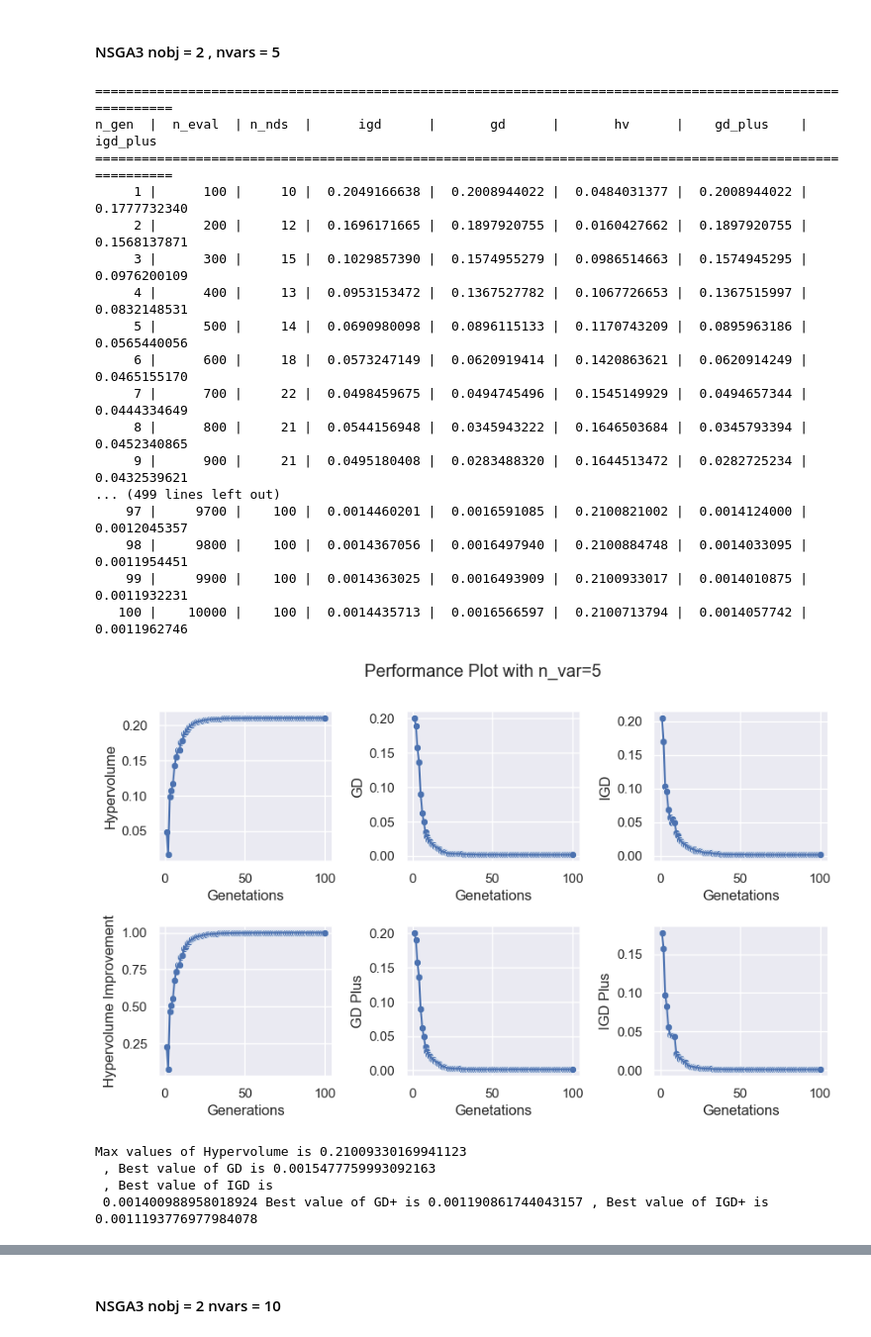
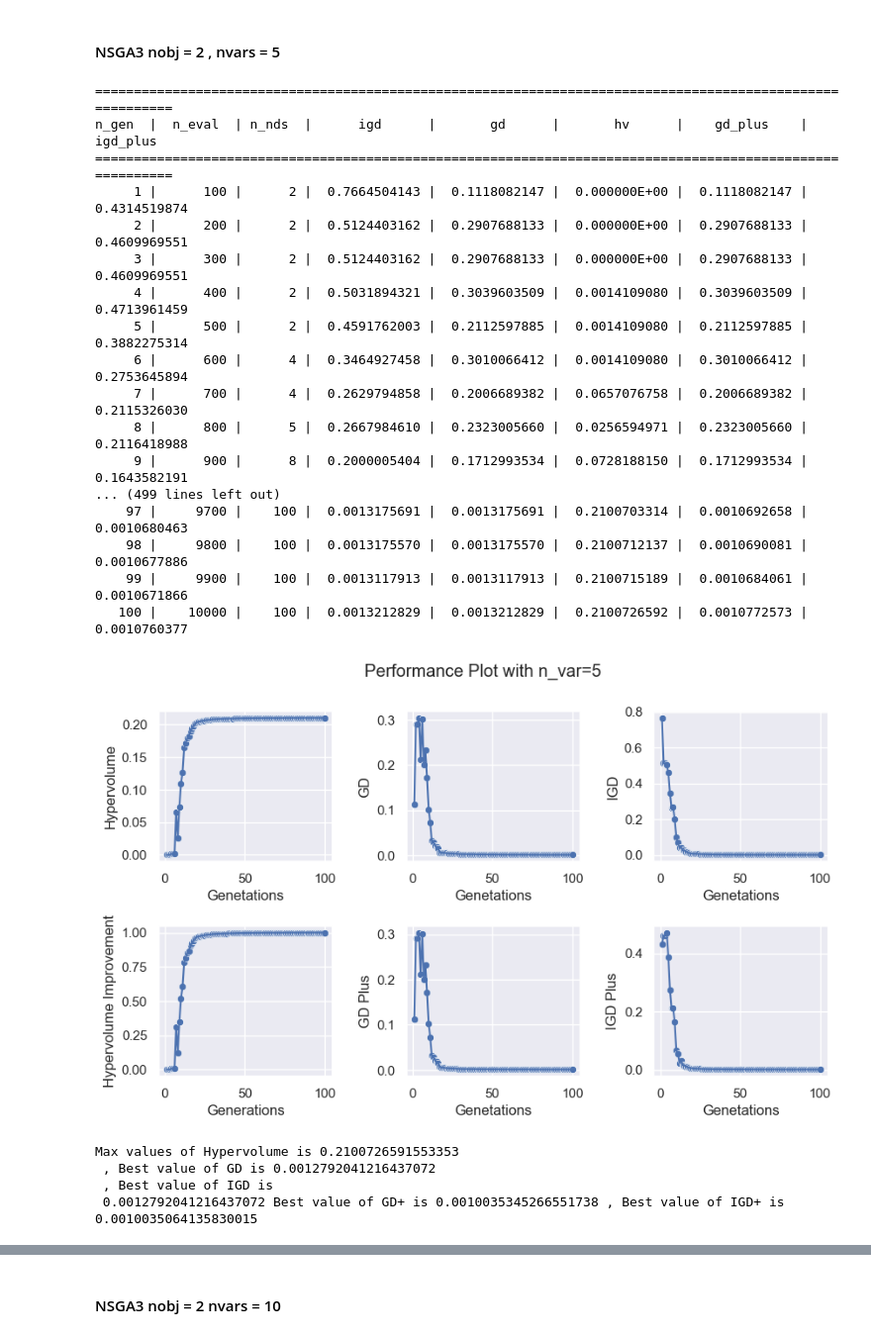
Before and after one commit to arjun8009/Python-Exeter, a Jupyter notebook: Multi Objective Optimization/COMM-510 CA-1 copy.ipynb, the cells around one changed output, grey strips where cells are left out. Shown at 99% size. Cells and saved outputs as stored; diff of their text form; code cells hidden in the pictures.

```diff
--- a/Multi Objective Optimization/COMM-510 CA-1 copy.ipynb
+++ b/Multi Objective Optimization/COMM-510 CA-1 copy.ipynb
@@ -1372,11 +1372,11 @@ Max values of Hypervolume is 0.21011617990982262
 #### MOEAD nobj = 2 nvars = 5
 # %%
 from pymoo.algorithms.moo.moead import MOEAD
-from pymoo.problems.many import DTLZ2
+from pymoo.problems.many import DTLZ4
 from pymoo.util.ref_dirs import get_reference_directions
 from pymoo.optimize import minimize
 model_list_moead = []
-problem = DTLZ2(n_obj=2,n_var=5)
+problem = DTLZ4(n_obj=2,n_var=5)
 ref_dirs = get_reference_directions('energy',2,100,seed=1)
 algorithm = MOEAD(ref_dirs=ref_dirs , n_neighbours=15)
 for i in range(5):
@@ -1465,7 +1465,7 @@ axes[1,2].set(xlabel='Genetations',ylabel='IGD Plus')
 
 plt.show()
 print('Max values of Hypervolume is {0} \n , Best value of GD is {1} \n , Best value of IGD is \n {2} Best value of GD+ is {3} , Best value of IGD+ is {4}'.format(max(data_avg_hyp_improvement),min(data_avg_gd_improvement),min(data_avg_igd_improvement),min(data_avg_gdplus_improvement),min(data_avg_igdplus_improvement)))
-problem = DTLZ2(n_obj=2)
+problem = DTLZ4(n_obj=2)
 original_pareto_front = problem.pareto_front()
 original_objective_1 = [i[0] for i in original_pareto_front]
 original_objective_2 = [i[1] for i in original_pareto_front]
@@ -1506,11 +1506,11 @@ Max values of Hypervolume is 0.21005981280326136
 #### MOEAD nobjs = 2, nvars = 10
 # %%
 from pymoo.algorithms.moo.moead import MOEAD
-from pymoo.problems.many import DTLZ2
+from pymoo.problems.many import DTLZ4
 from pymoo.util.ref_dirs import get_reference_directions
 from pymoo.optimize import minimize
 model_list_moead = []
-problem = DTLZ2(n_obj=2,n_var=10)
+problem = DTLZ4(n_obj=2,n_var=10)
 ref_dirs = get_reference_directions('energy',2,100,seed=1)
 algorithm = MOEAD(ref_dirs=ref_dirs , n_neighbours=15)
 for i in range(5):
@@ -1600,7 +1600,7 @@ axes[1,2].set(xlabel='Genetations',ylabel='IGD Plus')
 plt.show()
 print('Max values of Hypervolume is {0} \n , Best value of GD is {1} \n , Best value of IGD is \n {2} Best value of GD+ is {3} , Best value of IGD+ is {4}'.format(max(data_avg_hyp_improvement),min(data_avg_gd_improvement),min(data_avg_igd_improvement),min(data_avg_gdplus_improvement),min(data_avg_igdplus_improvement)))
 
-problem = DTLZ2(n_obj=2)
+problem = DTLZ4(n_obj=2)
 original_pareto_front = problem.pareto_front()
 original_objective_1 = [i[0] for i in original_pareto_front]
 original_objective_2 = [i[1] for i in original_pareto_front]
@@ -1641,11 +1641,11 @@ Max values of Hypervolume is 0.2096337379457573
 #### NSGA3 nobj = 2 nvars = 2
 # %%
 from pymoo.algorithms.moo.nsga3 import NSGA3
-from pymoo.problems.many import DTLZ2
+from pymoo.problems.many import DTLZ4
 from pymoo.util.ref_dirs import get_reference_directions
 from pymoo.optimize import minimize
 model_list_nsga3 = []
-problem = DTLZ2(n_obj=2,n_var=2)
+problem = DTLZ4(n_obj=2,n_var=2)
 ref_dirs = get_reference_directions('energy',2,100,seed=1)
 algorithm = NSGA3(ref_dirs=ref_dirs)
 for i in range(5):
@@ -1776,11 +1776,11 @@ Text(0, 0.5, 'Objective 2')
 #### NSGA3 nobj = 2 , nvars  = 3
 # %%
 from pymoo.algorithms.moo.nsga3 import NSGA3
-from pymoo.problems.many import DTLZ2
+from pymoo.problems.many import DTLZ4
 from pymoo.util.ref_dirs import get_reference_directions
 from pymoo.optimize import minimize
 model_list_nsga3 = []
-problem = DTLZ2(n_obj=2,n_var=3)
+problem = DTLZ4(n_obj=2,n_var=3)
 ref_dirs = get_reference_directions('energy',2,100,seed=1)
 algorithm = NSGA3(ref_dirs=ref_dirs)
 for i in range(5):
@@ -1867,7 +1867,7 @@ axes[1,2].set(xlabel='Genetations',ylabel='IGD Plus')
 plt.show()
 print('Max values of Hypervolume is {0} \n , Best value of GD is {1} \n , Best value of IGD is \n {2} Best value of GD+ is {3} , Best value of IGD+ is {4}'.format(max(data_avg_hyp_improvement),min(data_avg_gd_improvement),min(data_avg_igd_improvement),min(data_avg_gdplus_improvement),min(data_avg_igdplus_improvement)))
 
-problem = DTLZ2(n_obj=2)
+problem = DTLZ4(n_obj=2)
 original_pareto_front = problem.pareto_front()
 original_objective_1 = [i[0] for i in original_pareto_front]
 original_objective_2 = [i[1] for i in original_pareto_front]
@@ -1908,11 +1908,11 @@ Max values of Hypervolume is 0.21010058546815596
 #### NSGA3 nobj = 2 , nvars = 5
 # %%
 from pymoo.algorithms.moo.nsga3 import NSGA3
-from pymoo.problems.many import DTLZ2
+from pymoo.problems.many import DTLZ4
 from pymoo.util.ref_dirs import get_reference_directions
 from pymoo.optimize import minimize
 model_list_nsga3 = []
-problem = DTLZ2(n_obj=2,n_var=5)
+problem = DTLZ4(n_obj=2,n_var=5)
 ref_dirs = get_reference_directions('energy',2,100,seed=1)
 algorithm = NSGA3(ref_dirs=ref_dirs)
 for i in range(5):
@@ -1989,49 +1989,49 @@ axes[1,0].set(xlabel='Generations',ylabel='Hypervolume Improvement')
 fig.subplots_adjust(hspace=0.425, wspace=0.425)
 sns.scatterplot(x=list(range(1,101)),y=data_avg_gdplus_improvement,ax=axes[1,1])
 sns.lineplot(x=list(range(1,101)),y=data_avg_gdplus_improvement,ax=axes[1,1])
 axes[1,1].set(xlabel='Genetations',ylabel='GD Plus')
 
 sns.scatterplot(x=list(range(1,101)),y=data_avg_igdplus_improvement,ax=axes[1,2])
 sns.lineplot(x=list(range(1,101)),y=data_avg_igdplus_improvement,ax=axes[1,2])
 axes[1,2].set(xlabel='Genetations',ylabel='IGD Plus')
 
 
 
 plt.show()
 print('Max values of Hypervolume is {0} \n , Best value of GD is {1} \n , Best value of IGD is \n {2} Best value of GD+ is {3} , Best value of IGD+ is {4}'.format(max(data_avg_hyp_improvement),min(data_avg_gd_improvement),min(data_avg_igd_improvement),min(data_avg_gdplus_improvement),min(data_avg_igdplus_improvement)))
-problem = DTLZ2(n_obj=2)
+problem = DTLZ4(n_obj=2)
 original_pareto_front = problem.pareto_front()
 original_objective_1 = [i[0] for i in original_pareto_front]
 original_objective_2 = [i[1] for i in original_pareto_front]
 optimized_result = model_list_nsga3[0]
 optimized_objectives  = optimized_result.F
 optimized_objective_1 = [i[0] for i in optimized_objectives]
 optimized_objective_2 = [i[1] for i in optimized_objectives]
 sns.lineplot(x=original_objective_1,y=original_objective_2)
 sns.lineplot(x=optimized_objective_1,y=optimized_objective_2)
 plt.xlabel("Objective 1")
 plt.ylabel("Objective 2")
 plt.show()
 # %% [output]
 ==========================================================================================================
 n_gen  |  n_eval  | n_nds  |      igd      |       gd      |       hv      |    gd_plus    |    igd_plus
 ==========================================================================================================
-     1 |      100 |     10 |  0.2049166638 |  0.2008944022 |  0.0484031377 |  0.2008944022 |  0.1777732340
-     2 |      200 |     12 |  0.1696171665 |  0.1897920755 |  0.0160427662 |  0.1897920755 |  0.1568137871
-     3 |      300 |     15 |  0.1029857390 |  0.1574955279 |  0.0986514663 |  0.1574945295 |  0.0976200109
-     4 |      400 |     13 |  0.0953153472 |  0.1367527782 |  0.1067726653 |  0.1367515997 |  0.0832148531
-     5 |      500 |     14 |  0.0690980098 |  0.0896115133 |  0.1170743209 |  0.0895963186 |  0.0565440056
-     6 |      600 |     18 |  0.0573247149 |  0.0620919414 |  0.1420863621 |  0.0620914249 |  0.0465155170
-     7 |      700 |     22 |  0.0498459675 |  0.0494745496 |  0.1545149929 |  0.0494657344 |  0.0444334649
-     8 |      800 |     21 |  0.0544156948 |  0.0345943222 |  0.1646503684 |  0.0345793394 |  0.0452340865
-     9 |      900 |     21 |  0.0495180408 |  0.0283488320 |  0.1644513472 |  0.0282725234 |  0.0432539621
+     1 |      100 |      2 |  0.7664504143 |  0.1118082147 |  0.000000E+00 |  0.1118082147 |  0.4314519874
+     2 |      200 |      2 |  0.5124403162 |  0.2907688133 |  0.000000E+00 |  0.2907688133 |  0.4609969551
+     3 |      300 |      2 |  0.5124403162 |  0.2907688133 |  0.000000E+00 |  0.2907688133 |  0.4609969551
+     4 |      400 |      2 |  0.5031894321 |  0.3039603509 |  0.0014109080 |  0.3039603509 |  0.4713961459
+     5 |      500 |      2 |  0.4591762003 |  0.2112597885 |  0.0014109080 |  0.2112597885 |  0.3882275314
+     6 |      600 |      4 |  0.3464927458 |  0.3010066412 |  0.0014109080 |  0.3010066412 |  0.2753645894
+     7 |      700 |      4 |  0.2629794858 |  0.2006689382 |  0.0657076758 |  0.2006689382 |  0.2115326030
+     8 |      800 |      5 |  0.2667984610 |  0.2323005660 |  0.0256594971 |  0.2323005660 |  0.2116418988
+     9 |      900 |      8 |  0.2000005404 |  0.1712993534 |  0.0728188150 |  0.1712993534 |  0.1643582191
 ... (499 lines left out)
-    97 |     9700 |    100 |  0.0014460201 |  0.0016591085 |  0.2100821002 |  0.0014124000 |  0.0012045357
-    98 |     9800 |    100 |  0.0014367056 |  0.0016497940 |  0.2100884748 |  0.0014033095 |  0.0011954451
-    99 |     9900 |    100 |  0.0014363025 |  0.0016493909 |  0.2100933017 |  0.0014010875 |  0.0011932231
-   100 |    10000 |    100 |  0.0014435713 |  0.0016566597 |  0.2100713794 |  0.0014057742 |  0.0011962746
+    97 |     9700 |    100 |  0.0013175691 |  0.0013175691 |  0.2100703314 |  0.0010692658 |  0.0010680463
+    98 |     9800 |    100 |  0.0013175570 |  0.0013175570 |  0.2100712137 |  0.0010690081 |  0.0010677886
+    99 |     9900 |    100 |  0.0013117913 |  0.0013117913 |  0.2100715189 |  0.0010684061 |  0.0010671866
+   100 |    10000 |    100 |  0.0013212829 |  0.0013212829 |  0.2100726592 |  0.0010772573 |  0.0010760377
-[figure, old version]
+[figure, new version]
-Max values of Hypervolume is 0.21009330169941123
- , Best value of GD is 0.0015477759993092163
+Max values of Hypervolume is 0.2100726591553353
+ , Best value of GD is 0.0012792041216437072
  , Best value of IGD is
- 0.001400988958018924 Best value of GD+ is 0.001190861744043157 , Best value of IGD+ is 0.0011193776977984078
+ 0.0012792041216437072 Best value of GD+ is 0.0010035345266551738 , Best value of IGD+ is 0.0010035064135830015
```
Also changed, not shown: parts of 28 cells of this notebook.
